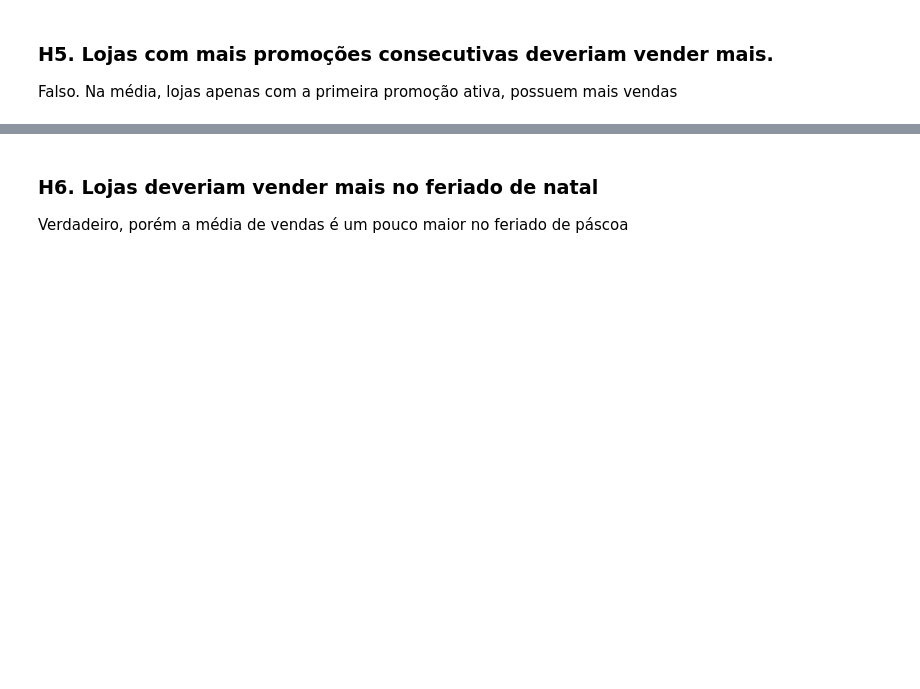
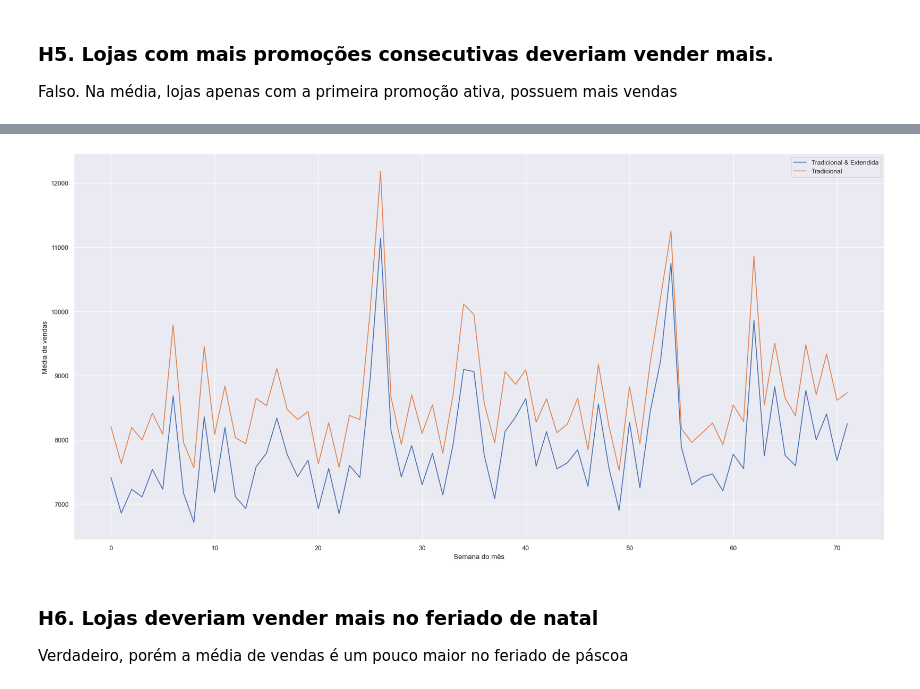
Before and after one commit to MicheleLopes/ds_em_producao, a Jupyter notebook: cicle2-rossmann-regression.ipynb, the cells around one changed output, grey strips where cells are left out. Saved outputs shown, nothing was run; the diff lists cells and outputs as text; code cells hidden in the pictures; blank space fills up the shorter version.

Commit message:
created image insight1

```diff
--- a/cicle2-rossmann-regression.ipynb
+++ b/cicle2-rossmann-regression.ipynb
@@ -488,9 +603,17 @@ aux1
 # %%
 aux1 = df4[( df4['promo'] == 1 ) & ( df4['promo2'] == 1 )][['year_week','sales']].groupby( 'year_week' ).mean().reset_index()
 ax = aux1.plot()
 aux2 = df4[( df4['promo'] == 1 ) & ( df4['promo2'] == 0 )][['year_week','sales']].groupby( 'year_week' ).mean().reset_index()
 aux2.plot( ax=ax )
 ax.legend( labels=['Tradicional & Extendida', 'Tradicional']);
+# Adicionar legenda para o eixo x
+plt.xlabel('Semana do mês')
+
+# Adicionar legenda para o eixo y
+plt.ylabel('Média de vendas')
+plt.savefig('img\\insight1.jpeg')
+# %% [output]
+[figure, added]
 # %% [markdown]
 ### H6. Lojas deveriam vender mais no feriado de natal
 Verdadeiro, porém a média de vendas é um pouco maior no feriado de páscoa
```
Also changed, not shown: parts of 34 cells of this notebook, 2 other files.
